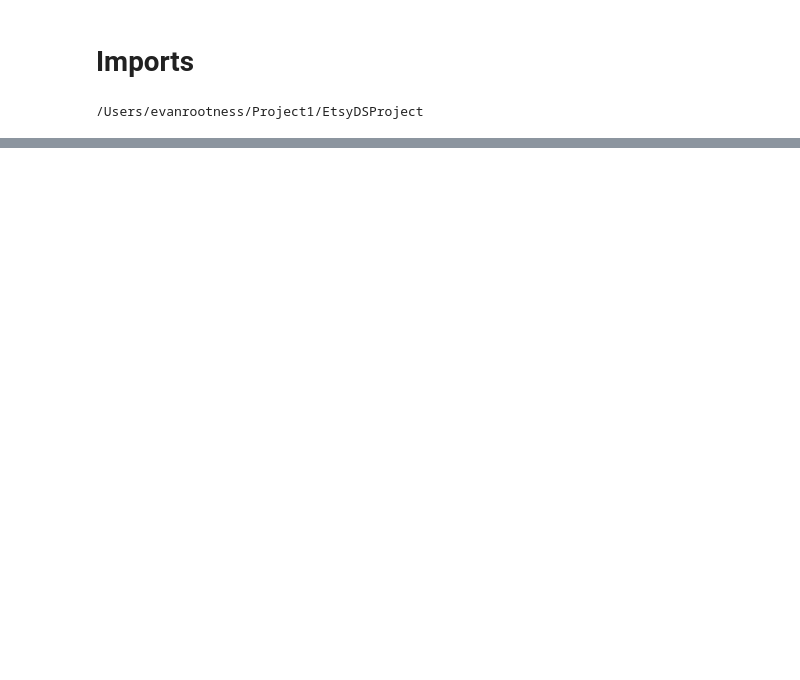
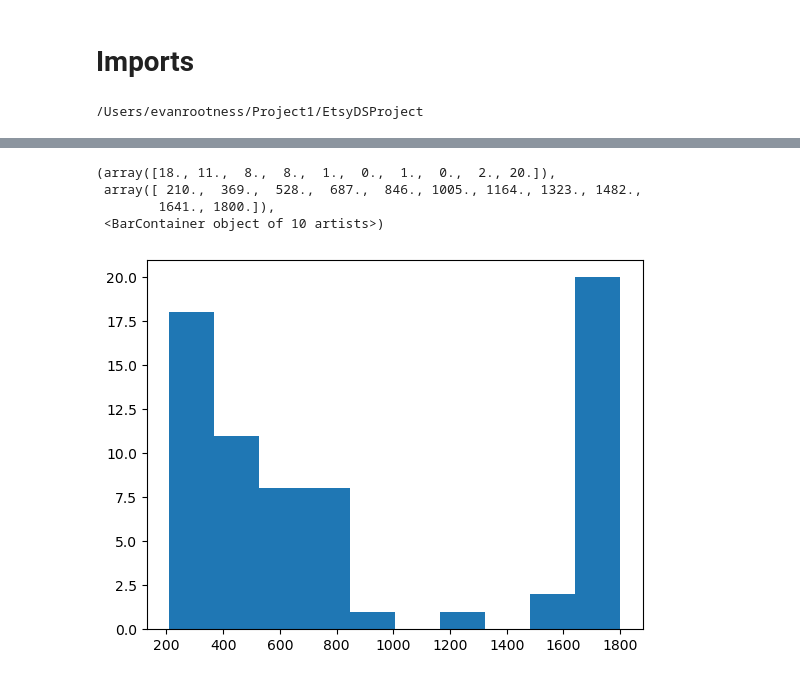
Before and after one commit to evanrootness/EtsyDSProject, a Jupyter notebook: notebooks_exploration/exploration_1.ipynb, the cells around one changed output, grey strips where cells are left out. Cells and saved outputs as stored; diff of their text form; code cells hidden in the pictures; blank space fills up the shorter version.

```diff
--- a/notebooks_exploration/exploration_1.ipynb
+++ b/notebooks_exploration/exploration_1.ipynb
@@ -157,0 +169,8 @@ plt.xlim(0, 5000)
+# %%
+plt.hist(data_expensive['price'])
+# %% [output]
+(array([18., 11.,  8.,  8.,  1.,  0.,  1.,  0.,  2., 20.]),
+ array([ 210.,  369.,  528.,  687.,  846., 1005., 1164., 1323., 1482.,
+        1641., 1800.]),
+ <BarContainer object of 10 artists>)
+[figure, added]
```
Also changed, not shown: parts of 35 cells of this notebook, 2 other files.
